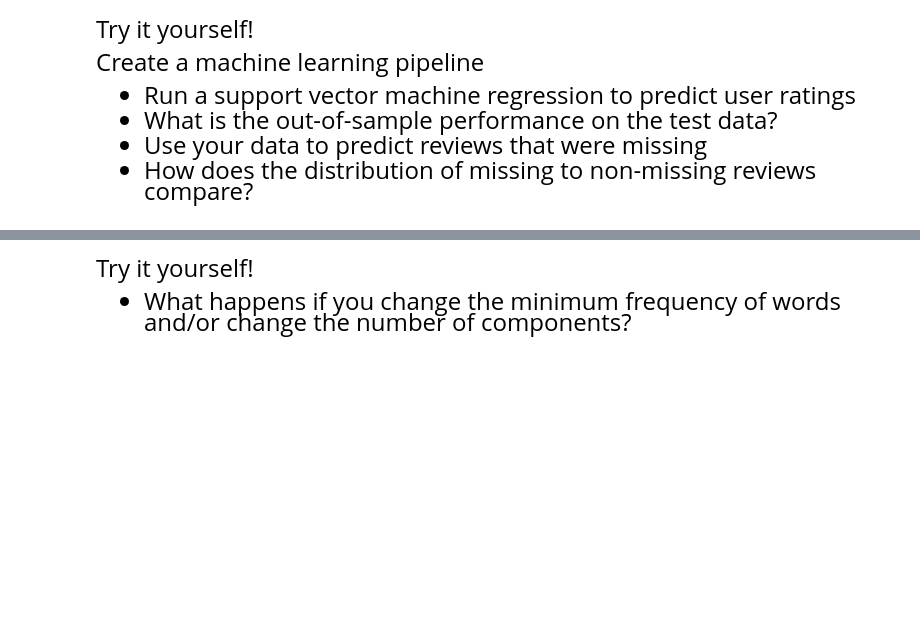
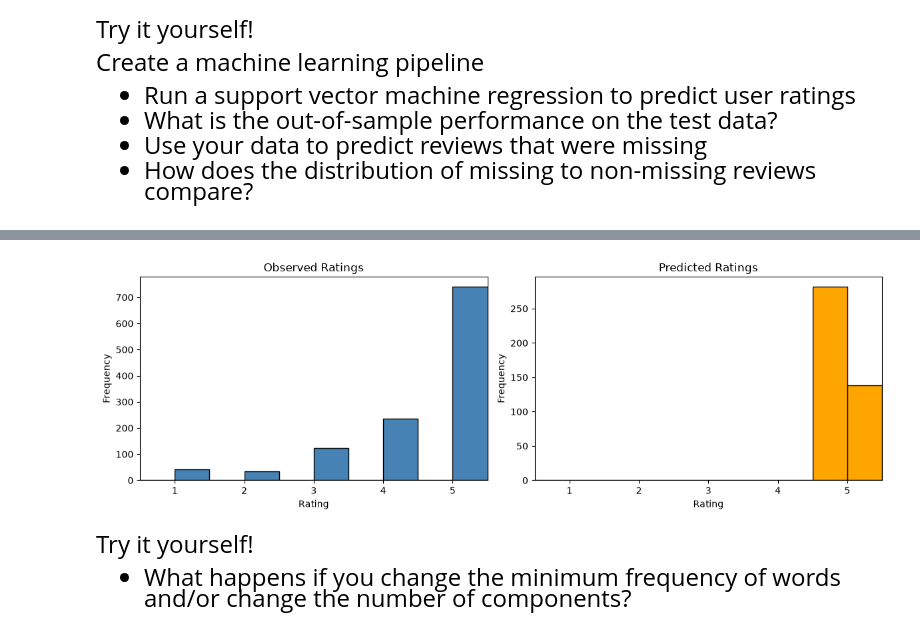
Before and after one commit to pmajumd/datasci530fall2026, a Jupyter notebook: Lecture 19/Lecture 19 - Text Analysis.ipynb, the cells around one changed output, grey strips where cells are left out. Cells and saved outputs as stored; diff of their text form; code cells hidden in the pictures; blank space fills up the shorter version.

```diff
--- a/Lecture 19/Lecture 19 - Text Analysis.ipynb
+++ b/Lecture 19/Lecture 19 - Text Analysis.ipynb
@@ -299,3 +491,30 @@ Create a machine learning pipeline
+# %%
+
+import matplotlib.pyplot as plt
+import numpy as np
+
+fig, axes = plt.subplots(1, 2, figsize=(12, 4))
+
+bins = np.arange(0.5, 6.0, 0.5)
+
+axes[0].hist(observed_ratings, bins=bins,
+             color="steelblue", edgecolor="black")
+axes[0].set_title("Observed Ratings")
+axes[0].set_xlabel("Rating")
+axes[0].set_ylabel("Frequency")
+axes[0].set_xlim(0.5, 5.5)
+
+axes[1].hist(predicted_ratings, bins=bins,
+             color="orange", edgecolor="black")
+axes[1].set_title("Predicted Ratings")
+axes[1].set_xlabel("Rating")
+axes[1].set_ylabel("Frequency")
+axes[1].set_xlim(0.5, 5.5)
+
+plt.tight_layout()
+plt.show()
+# %% [output]
+[figure, added]
 # %% [markdown]
 <font size = "5">
 
```
Also changed, not shown: parts of 14 cells of this notebook.
